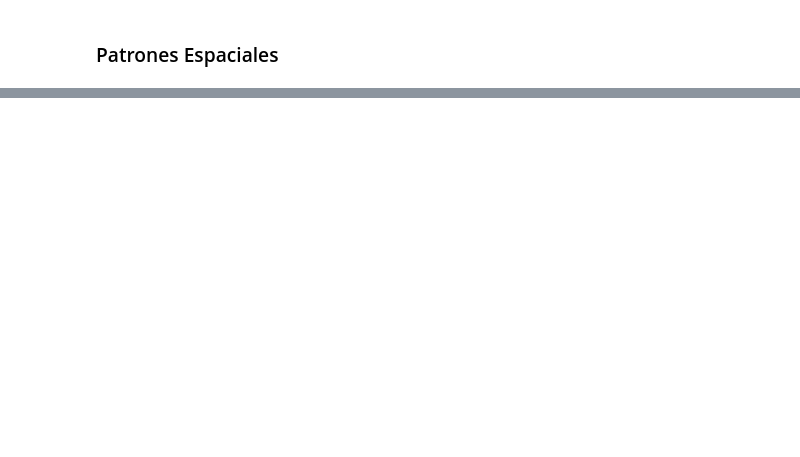
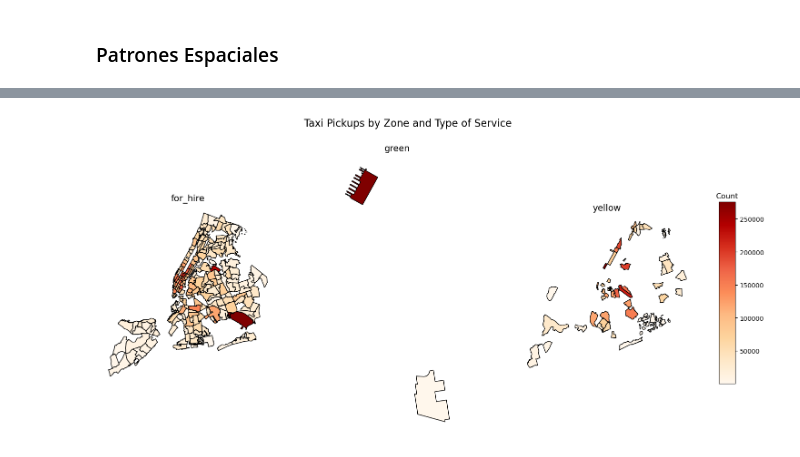
Before and after one commit to DAcoder17/MachineLearning1, a Jupyter notebook: TLC/EDA.ipynb, the cells around one changed output, grey strips where cells are left out. Cells and saved outputs as stored; diff of their text form; code cells hidden in the pictures; blank space fills up the shorter version.

Commit message:
nuevas columnas

```diff
--- a/TLC/EDA.ipynb
+++ b/TLC/EDA.ipynb
@@ -316,0 +418,47 @@ if {'PULocationID', 'DOLocationID'}.issubset(df_model.columns):
+# %%
+#contar los pickups por zona y tipo de servicio
+pickup_counts = (
+    df.groupby(["PULocationID", "type_service"])
+      .size()
+      .reset_index(name="count")
+)
+
+# Unir con el shapefile
+
+pickup_map = gdf.merge(
+    pickup_counts,
+    left_on="LocationID",
+    right_on="PULocationID",
+    how="left"
+)
+
+#Graficar todos los type_service en un solo lienzo
+type_services = sorted(df["type_service"].dropna().unique())
+n = len(type_services)
+
+fig, axes = plt.subplots(1, n, figsize=(6 * n, 8))
+if n == 1:
+    axes = [axes]
+
+for ax, service in zip(axes, type_services):
+    data = pickup_map[pickup_map["type_service"] == service]
+    im = data.plot(
+        column="count",
+        cmap="OrRd",
+        legend=False,
+        ax=ax,
+        edgecolor="black"
+    )
+    ax.set_title(service, fontsize=14)
+    ax.axis("off")
+
+# Crear una única barra de color
+fig.subplots_adjust(right=0.85)
+cbar_ax = fig.add_axes([0.88, 0.25, 0.02, 0.5])
+fig.colorbar(im.collections[0], cax=cbar_ax)
+cbar_ax.set_title("Count", fontsize=12)
+
+plt.suptitle("Taxi Pickups by Zone and Type of Service", fontsize=16)
+plt.show()
+# %% [output]
+[figure, added]
```
Also changed, not shown: parts of 37 cells of this notebook.
